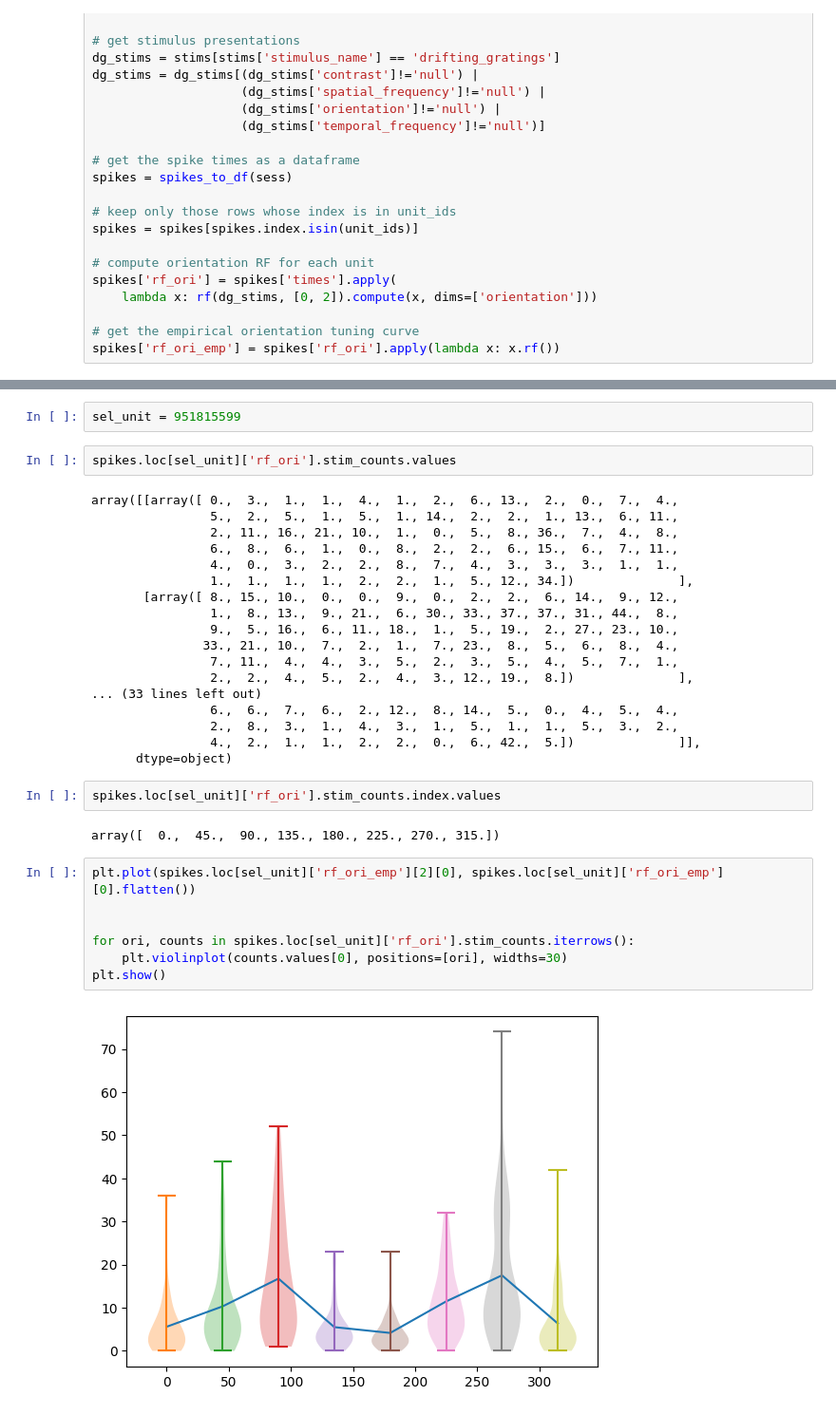
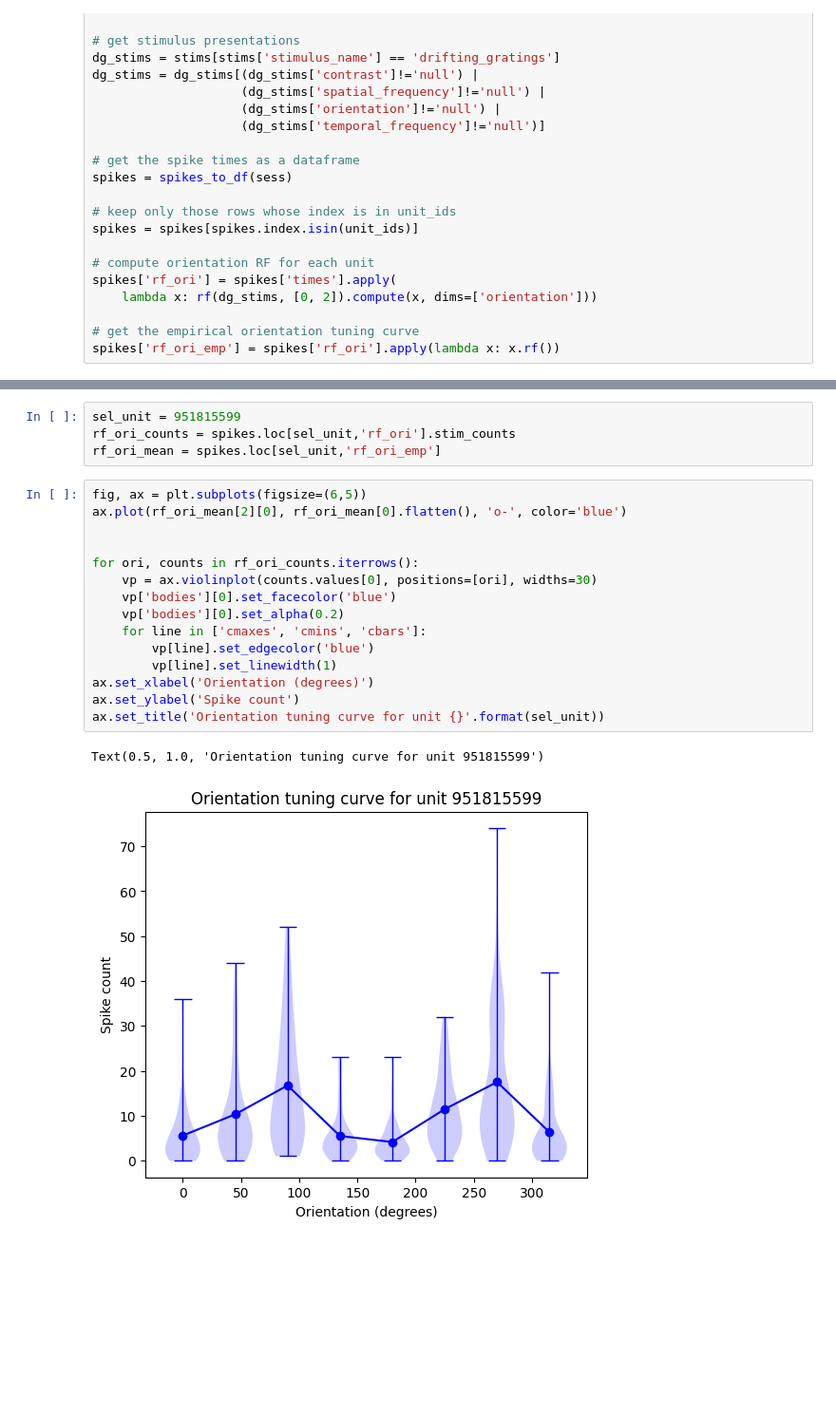
Before and after one commit to dbheadley/DecodingTheBrain, a Jupyter notebook: Week12/notes.ipynb, the cells around one changed output, grey strips where cells are left out. Shown at 95% size. Drawn from its saved outputs; the diff is of its cells as text; blank space fills up the shorter version.

```diff
--- a/Week12/notes.ipynb
+++ b/Week12/notes.ipynb
@@ -127,35 +114,22 @@ spikes.loc[sel_unit]['rf_ori'].stim_counts
-# %%
-sel_unit = 951815599
-# %%
-spikes.loc[sel_unit]['rf_ori'].stim_counts.values
-# %% [output]
-array([[array([ 0.,  3.,  1.,  1.,  4.,  1.,  2.,  6., 13.,  2.,  0.,  7.,  4.,
-                5.,  2.,  5.,  1.,  5.,  1., 14.,  2.,  2.,  1., 13.,  6., 11.,
-                2., 11., 16., 21., 10.,  1.,  0.,  5.,  8., 36.,  7.,  4.,  8.,
-                6.,  8.,  6.,  1.,  0.,  8.,  2.,  2.,  6., 15.,  6.,  7., 11.,
-                4.,  0.,  3.,  2.,  2.,  8.,  7.,  4.,  3.,  3.,  3.,  1.,  1.,
-                1.,  1.,  1.,  1.,  2.,  2.,  1.,  5., 12., 34.])              ],
-       [array([ 8., 15., 10.,  0.,  0.,  9.,  0.,  2.,  2.,  6., 14.,  9., 12.,
-                1.,  8., 13.,  9., 21.,  6., 30., 33., 37., 37., 31., 44.,  8.,
-                9.,  5., 16.,  6., 11., 18.,  1.,  5., 19.,  2., 27., 23., 10.,
-               33., 21., 10.,  7.,  2.,  1.,  7., 23.,  8.,  5.,  6.,  8.,  4.,
-                7., 11.,  4.,  4.,  3.,  5.,  2.,  3.,  5.,  4.,  5.,  7.,  1.,
-                2.,  2.,  4.,  5.,  2.,  4.,  3., 12., 19.,  8.])              ],
-... (33 lines left out)
-                6.,  6.,  7.,  6.,  2., 12.,  8., 14.,  5.,  0.,  4.,  5.,  4.,
-                2.,  8.,  3.,  1.,  4.,  3.,  1.,  5.,  1.,  1.,  5.,  3.,  2.,
-                4.,  2.,  1.,  1.,  2.,  2.,  0.,  6., 42.,  5.])              ]],
-      dtype=object)
-# %%
-spikes.loc[sel_unit]['rf_ori'].stim_counts.index.values
-# %% [output]
-array([  0.,  45.,  90., 135., 180., 225., 270., 315.])
-# %%
-plt.plot(spikes.loc[sel_unit]['rf_ori_emp'][2][0], spikes.loc[sel_unit]['rf_ori_emp'][0].flatten())
-
-
-for ori, counts in spikes.loc[sel_unit]['rf_ori'].stim_counts.iterrows():
-    plt.violinplot(counts.values[0], positions=[ori], widths=30)
-plt.show()
-# %% [output]
-[figure, removed]
+# %%
+sel_unit = 951815599
+rf_ori_counts = spikes.loc[sel_unit,'rf_ori'].stim_counts
+rf_ori_mean = spikes.loc[sel_unit,'rf_ori_emp']
+# %%
+fig, ax = plt.subplots(figsize=(6,5))
+ax.plot(rf_ori_mean[2][0], rf_ori_mean[0].flatten(), 'o-', color='blue')
+
+
+for ori, counts in rf_ori_counts.iterrows():
+    vp = ax.violinplot(counts.values[0], positions=[ori], widths=30)
+    vp['bodies'][0].set_facecolor('blue')
+    vp['bodies'][0].set_alpha(0.2)
+    for line in ['cmaxes', 'cmins', 'cbars']:
+        vp[line].set_edgecolor('blue')
+        vp[line].set_linewidth(1)
+ax.set_xlabel('Orientation (degrees)')
+ax.set_ylabel('Spike count')
+ax.set_title('Orientation tuning curve for unit {}'.format(sel_unit))
+# %% [output]
+Text(0.5, 1.0, 'Orientation tuning curve for unit 951815599')
+[figure, added]
```
Also changed, not shown: parts of 7 cells of this notebook.
